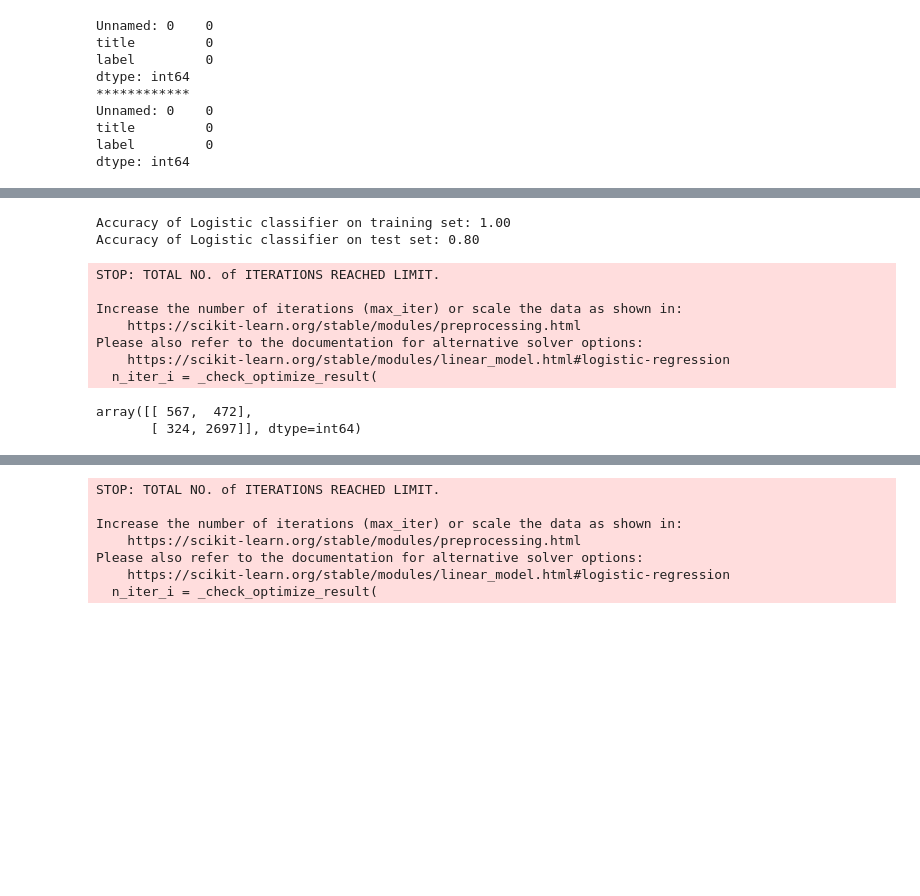
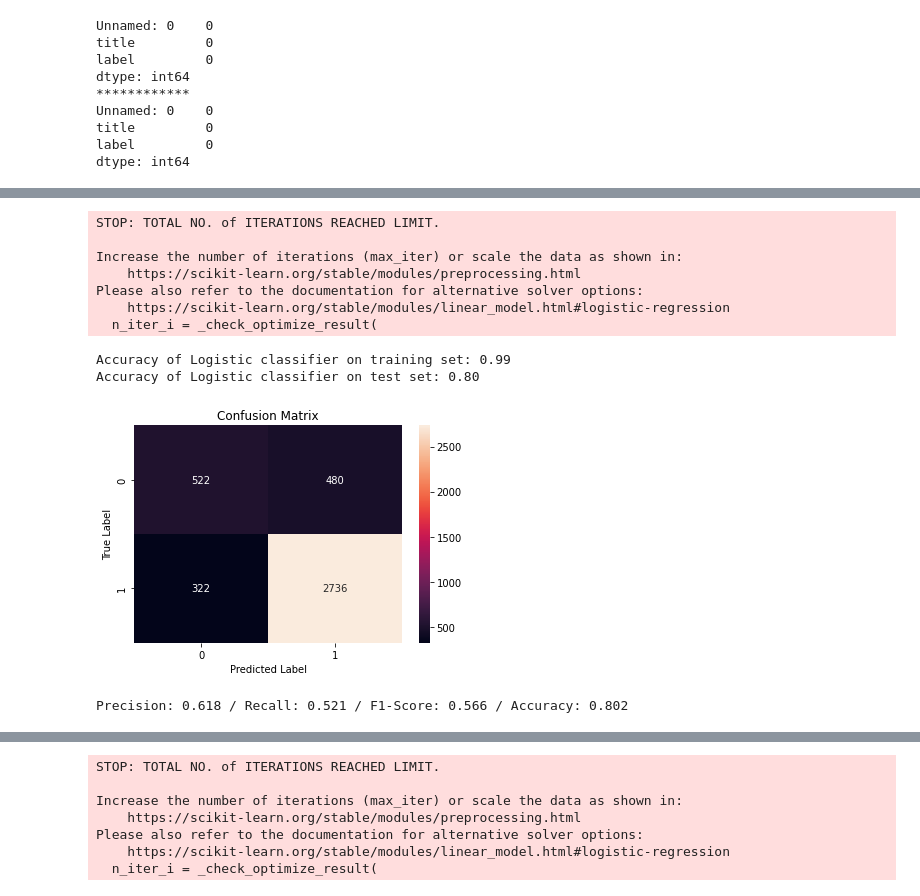
Before and after one commit to sagrawa8/ml_final_project, a Jupyter notebook: model_training.ipynb, the cells around one changed output, grey strips where cells are left out. Drawn from its saved outputs; the diff is of its cells as text; code cells hidden in the pictures; blank space fills up the shorter version.

```diff
--- a/model_training.ipynb
+++ b/model_training.ipynb
@@ -190,26 +209,42 @@ print(X_train.shape,X_test.shape)
 # %%
 logreg = LogisticRegression(C=1e5)
 logreg.fit(X_train, y_train)
 pred = logreg.predict(X_test)
 print('Accuracy of Logistic classifier on training set: {:.2f}'
      .format(logreg.score(X_train, y_train)))
 print('Accuracy of Logistic classifier on test set: {:.2f}'
      .format(logreg.score(X_test, y_test)))
 
-cm = confusion_matrix(y_test, pred)
-cm
+# cm = confusion_matrix(y_test, pred)
+import seaborn as sns
+# Making the Confusion Matrix
+from sklearn.metrics import confusion_matrix
+cms = confusion_matrix(y_test, pred)
+class_label = [0,1]
+df_cm = pd.DataFrame(cms, index=class_label,columns=class_label)
+sns.heatmap(df_cm, annot=True, fmt='d')
+plt.title("Confusion Matrix")
+plt.xlabel("Predicted Label")
+plt.ylabel("True Label")
+plt.show()
+
+from sklearn.metrics import precision_recall_fscore_support as score
+from sklearn.metrics import accuracy_score as acs
+precision, recall, fscore, train_support = score(y_test, pred, pos_label="FAKE", average='binary')
+print('Precision: {} / Recall: {} / F1-Score: {} / Accuracy: {}'.format(
+    round(precision, 3), round(recall, 3), round(fscore,3), round(acs(y_test,pred), 3)))
 # %% [output]
-Accuracy of Logistic classifier on training set: 1.00
-Accuracy of Logistic classifier on test set: 0.80
+STOP: TOTAL NO. of ITERATIONS REACHED LIMIT.
+
+Increase the number of iterations (max_iter) or scale the data as shown in:
+    https://scikit-learn.org/stable/modules/preprocessing.html
+Please also refer to the documentation for alternative solver options:
+    https://scikit-learn.org/stable/modules/linear_model.html#logistic-regression
+  n_iter_i = _check_optimize_result(
-STOP: TOTAL NO. of ITERATIONS REACHED LIMIT.
-
-Increase the number of iterations (max_iter) or scale the data as shown in:
-    https://scikit-learn.org/stable/modules/preprocessing.html
-Please also refer to the documentation for alternative solver options:
-    https://scikit-learn.org/stable/modules/linear_model.html#logistic-regression
-  n_iter_i = _check_optimize_result(
+Accuracy of Logistic classifier on training set: 0.99
+Accuracy of Logistic classifier on test set: 0.80
+[figure, added]
-array([[ 567,  472],
-       [ 324, 2697]], dtype=int64)
+Precision: 0.618 / Recall: 0.521 / F1-Score: 0.566 / Accuracy: 0.802
 # %%
 train_sizes, train_scores, test_scores = learning_curve(LogisticRegression(), X_train, y_train, cv=10, scoring='accuracy', n_jobs=-1, train_sizes=np.linspace(0.1, 1.0, 50))
 train_mean = np.mean(train_scores, axis=1)
```
Also changed, not shown: parts of 14 cells of this notebook.
